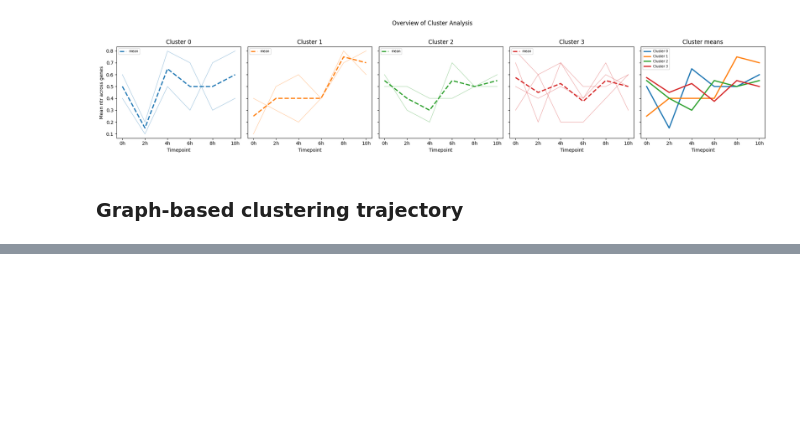
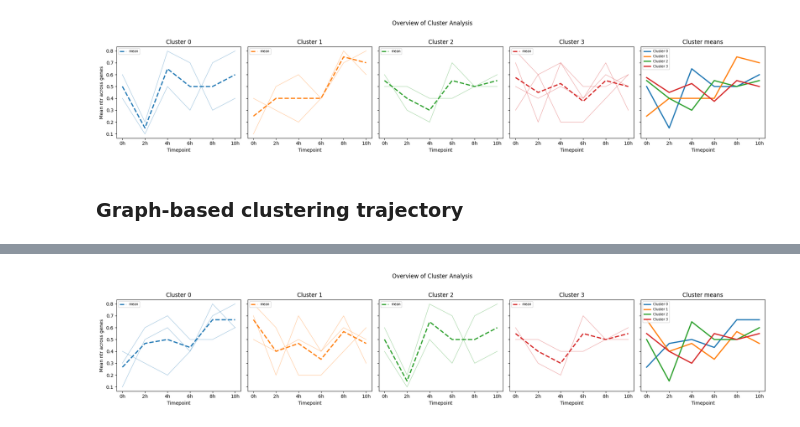
Before and after one commit to csw128/hdadata-package, a Jupyter notebook: milestone3_test.ipynb, the cells around one changed output, grey strips where cells are left out. Saved outputs shown, nothing was run; the diff lists cells and outputs as text; code cells hidden in the pictures; blank space fills up the shorter version.

```diff
--- a/milestone3_test.ipynb
+++ b/milestone3_test.ipynb
@@ -203,0 +232,10 @@ hda.visualize.line(
+# %%
+hda.visualize.line(
+    data=subset_top10,
+    cluster=c3,
+    key="ntr",
+    kind="trajectory",
+    trajectory_id=top_10_traj
+)
+# %% [output]
+[figure, added]
```
Also changed, not shown: parts of 13 cells of this notebook, 9 other files.
